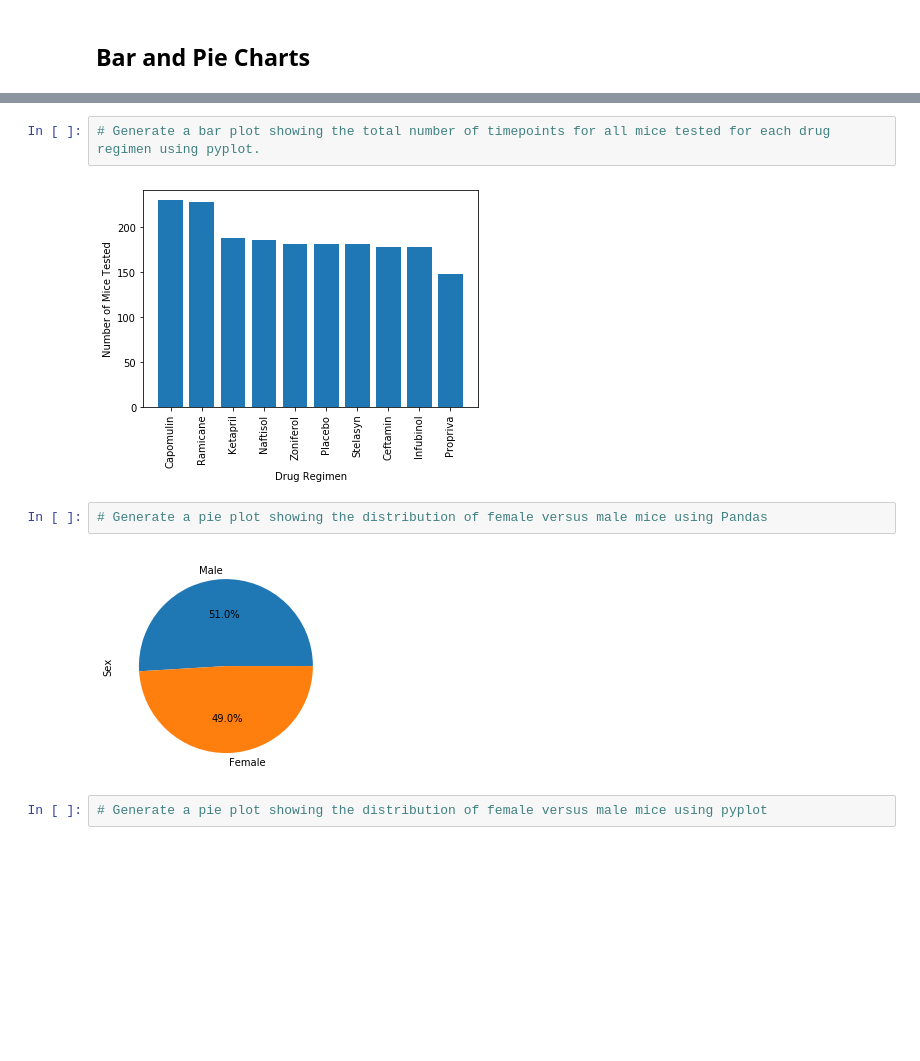
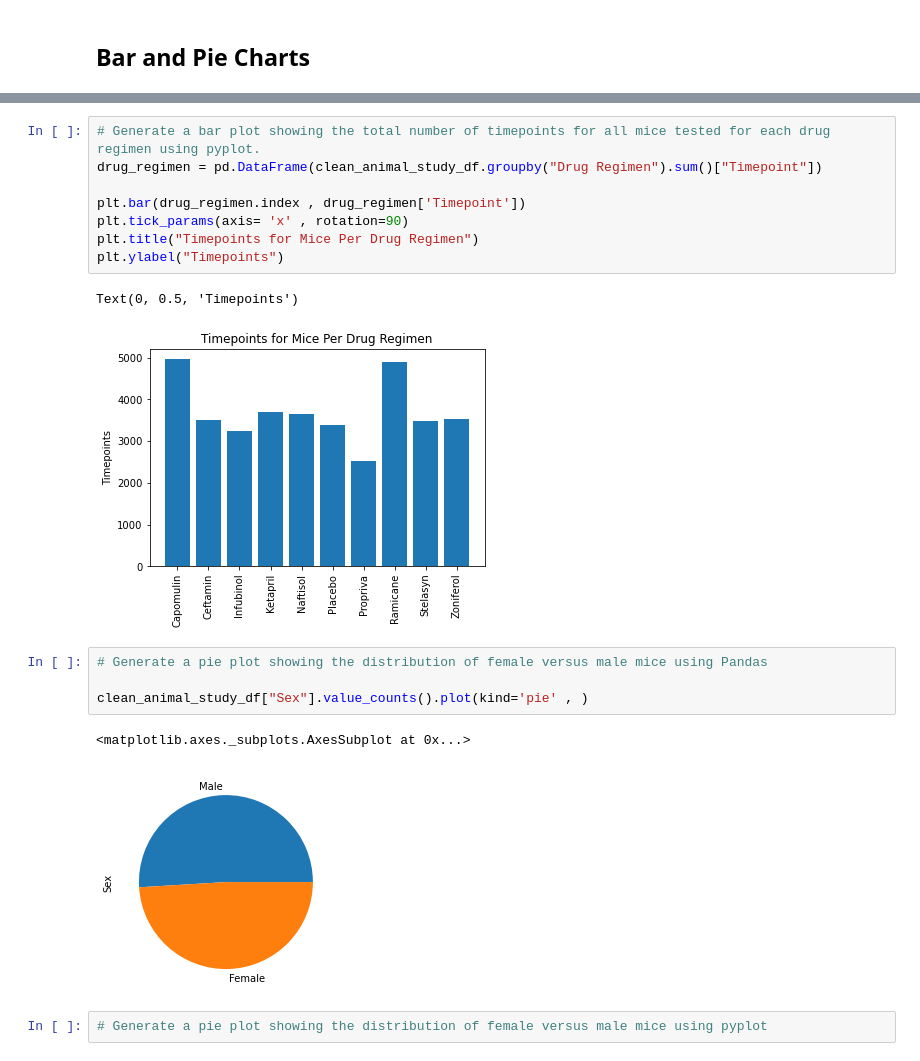
Before and after one commit to Patrick-Bacza/Module_5_Challenge, a Jupyter notebook: pymaceuticals_starter.ipynb, the cells around one changed output, grey strips where cells are left out. Saved outputs shown, nothing was run; the diff lists cells and outputs as text; blank space fills up the shorter version.

```diff
--- a/pymaceuticals_starter.ipynb
+++ b/pymaceuticals_starter.ipynb
@@ -140,11 +149,21 @@ summary_statistics
 # %%
 # Generate a bar plot showing the total number of timepoints for all mice tested for each drug regimen using pyplot.
+drug_regimen = pd.DataFrame(clean_animal_study_df.groupby("Drug Regimen").sum()["Timepoint"])
+
+plt.bar(drug_regimen.index , drug_regimen['Timepoint'])
+plt.tick_params(axis= 'x' , rotation=90)
+plt.title("Timepoints for Mice Per Drug Regimen")
+plt.ylabel("Timepoints")
 # %% [output]
+Text(0, 0.5, 'Timepoints')
-[figure, old version]
+[figure, new version]
 # %%
 # Generate a pie plot showing the distribution of female versus male mice using Pandas
+
+clean_animal_study_df["Sex"].value_counts().plot(kind='pie' , )
 # %% [output]
+<matplotlib.axes._subplots.AxesSubplot at 0x...>
-[figure, old version]
+[figure, new version]
 # %%
 # Generate a pie plot showing the distribution of female versus male mice using pyplot
 # %% [output]
```
Also changed, not shown: parts of 2 cells of this notebook.
